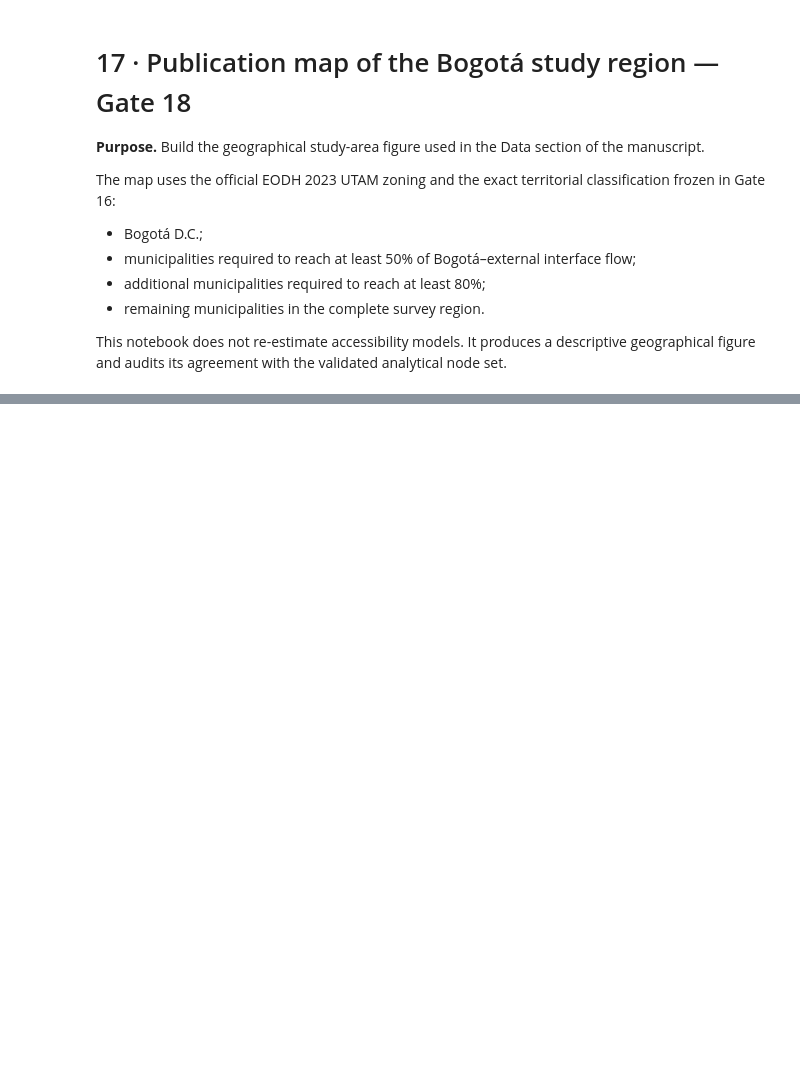
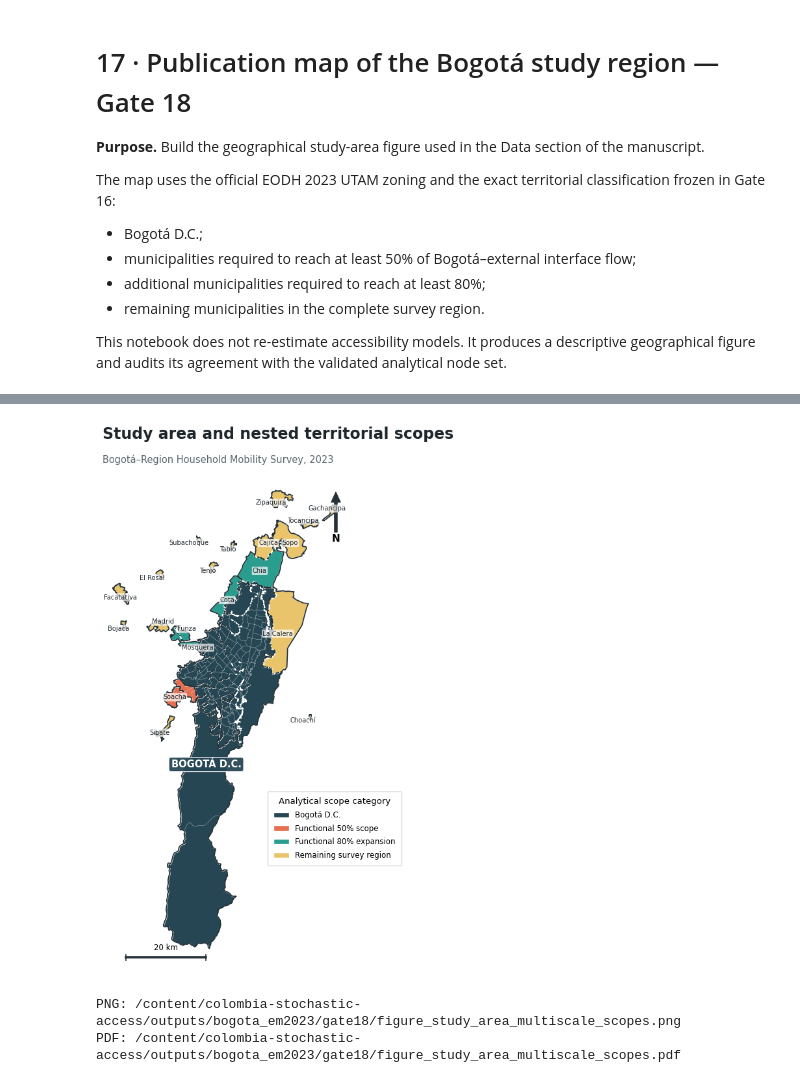
Before and after one commit to ardominguezm/colombia-stochastic-access, a Jupyter notebook: notebooks/17_bogota_2023_study_area_map.ipynb, the cells around one changed output, grey strips where cells are left out. Cells and saved outputs as stored; diff of their text form; code cells hidden in the pictures; blank space fills up the shorter version.

```diff
--- a/notebooks/17_bogota_2023_study_area_map.ipynb
+++ b/notebooks/17_bogota_2023_study_area_map.ipynb
@@ -310,34 +336,38 @@ handles = [
 ax.legend(
     handles=handles, loc="center left", bbox_to_anchor=(0.66, 0.28),
     frameon=True, framealpha=0.96, facecolor="white",
     edgecolor="#D5DADD", fontsize=8.5,
     title="Analytical scope category", title_fontsize=9.5,
     borderpad=0.8, labelspacing=0.65,
 )
 
 ax.set_title(
     "Study area and nested territorial scopes",
     loc="left", fontsize=17, fontweight="bold",
-    color="#1E272C", pad=34,
+    color="#1E272C", pad=8,
 )
 ax.text(
     0.0, 1.003,
     "Bogotá–Region Household Mobility Survey, 2023",
     transform=ax.transAxes, ha="left", va="top",
     fontsize=10.5, color="#59666C",
 )
 ax.set_axis_off()
 fig.subplots_adjust(left=0.02, right=0.98, top=0.89, bottom=0.025)
 
 png_path = OUT / "figure_study_area_multiscale_scopes.png"
 pdf_path = OUT / "figure_study_area_multiscale_scopes.pdf"
 fig.savefig(png_path, dpi=300, bbox_inches="tight", facecolor="white")
 fig.savefig(pdf_path, bbox_inches="tight", facecolor="white")
 shutil.copy2(png_path, PAPER_FIGURES / png_path.name)
 plt.show()
 
 print("PNG:", png_path)
 print("PDF:", pdf_path)
+# %% [output]
+[figure, added]
+PNG: /content/colombia-stochastic-access/outputs/bogota_em2023/gate18/figure_study_area_multiscale_scopes.png
+PDF: /content/colombia-stochastic-access/outputs/bogota_em2023/gate18/figure_study_area_multiscale_scopes.pdf
 # %%
 mapping_coverage = float(region["utam"].nunique() / len(region_nodes))
 scope_classes = set(municipalities["scope_class"])
```
Also changed, not shown: parts of 4 cells of this notebook.
